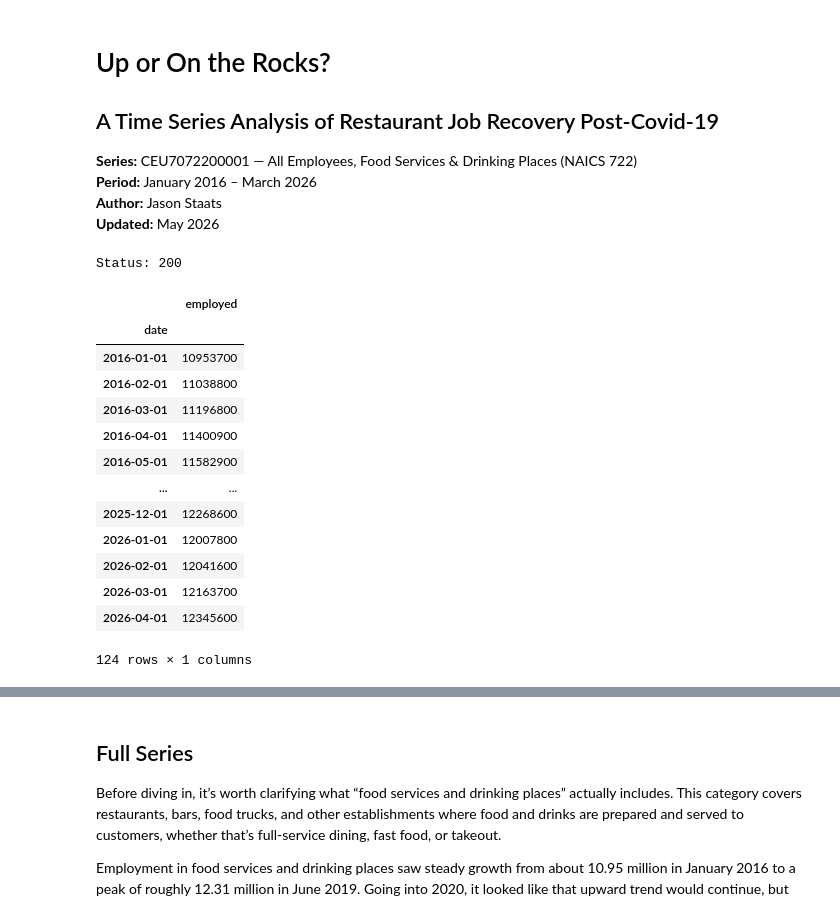
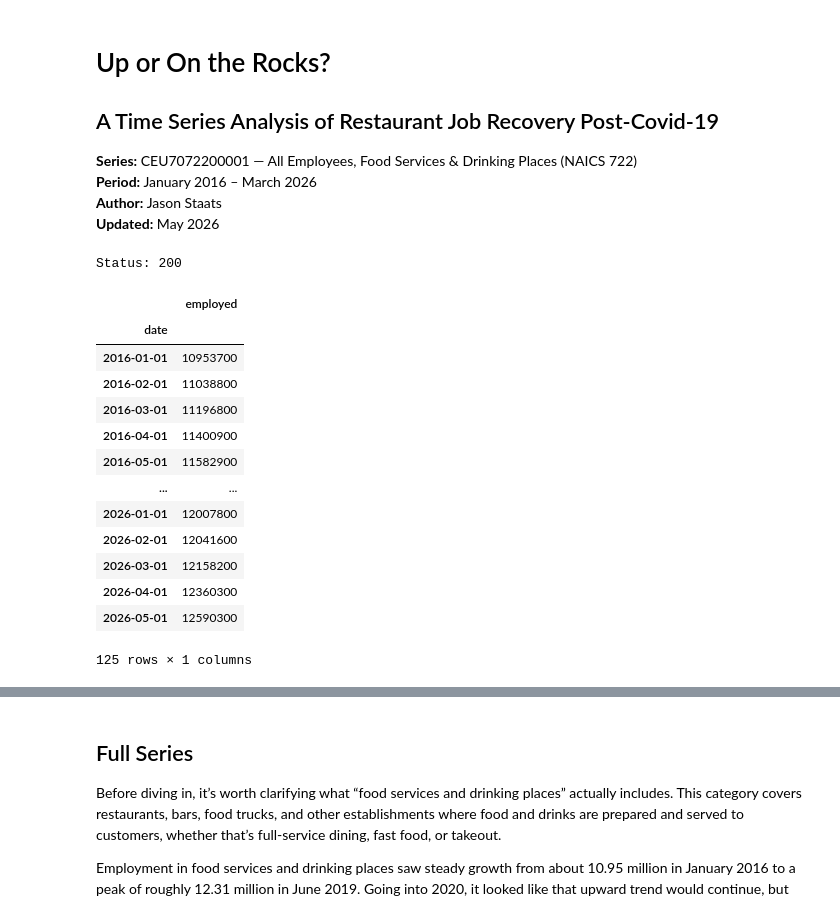
Before and after one commit to Jason-Staats/up-or-on-the-rocks, a Jupyter notebook: up_or_rocks.ipynb, the cells around one changed output, grey strips where cells are left out. Cells and saved outputs as stored; diff of their text form; code cells hidden in the pictures.

```diff
--- a/up_or_rocks.ipynb
+++ b/up_or_rocks.ipynb
@@ -40,7 +40,7 @@ sns.set_theme(style='whitegrid')
 plt.rcParams['figure.figsize'] = (14, 6)
 plt.rcParams['font.family'] = 'sans-serif'
 
-API_KEY = "Your Key Here"
+API_KEY = "9b0fcfcb4a13446eab002fb4308bcb99"
 url = "https://api.bls.gov/publicAPI/v2/timeseries/data/"
 
 payload = {
@@ -59,39 +59,39 @@ if response.status_code != 200:
     print(response.text)
 else:
     data = response.json()
 
     records = []
     for item in data['Results']['series'][0]['data']:
         if item['period'].startswith('M'):
             records.append({
                 "year": int(item['year']),
                 "month": int(item['period'][1:]),
                 "value": float(item['value'])
             })
 
     df = pd.DataFrame(records).sort_values(['year', 'month'])
 df['employed'] =  (df['value'] * 1000).round().astype(int)
 df = df.drop(columns='value')
 df['date'] = pd.to_datetime(df[['year', 'month']].assign(day=1))
 df = df.set_index('date')
 df = df.drop(columns=['year', 'month'])
 df
 # %% [output]
 Status: 200
 |  | employed |
 | date |  |
 | 2016-01-01 | 10953700 |
 | 2016-02-01 | 11038800 |
 | 2016-03-01 | 11196800 |
 | 2016-04-01 | 11400900 |
 | 2016-05-01 | 11582900 |
 | ... | ... |
-| 2025-12-01 | 12268600 |
 | 2026-01-01 | 12007800 |
 | 2026-02-01 | 12041600 |
-| 2026-03-01 | 12163700 |
-| 2026-04-01 | 12345600 |
+| 2026-03-01 | 12158200 |
+| 2026-04-01 | 12360300 |
+| 2026-05-01 | 12590300 |
-124 rows × 1 columns
+125 rows × 1 columns
 # %%
 # =============================================================================
 # Section 2: Full Series
```
Also changed, not shown: parts of 5 cells of this notebook.
